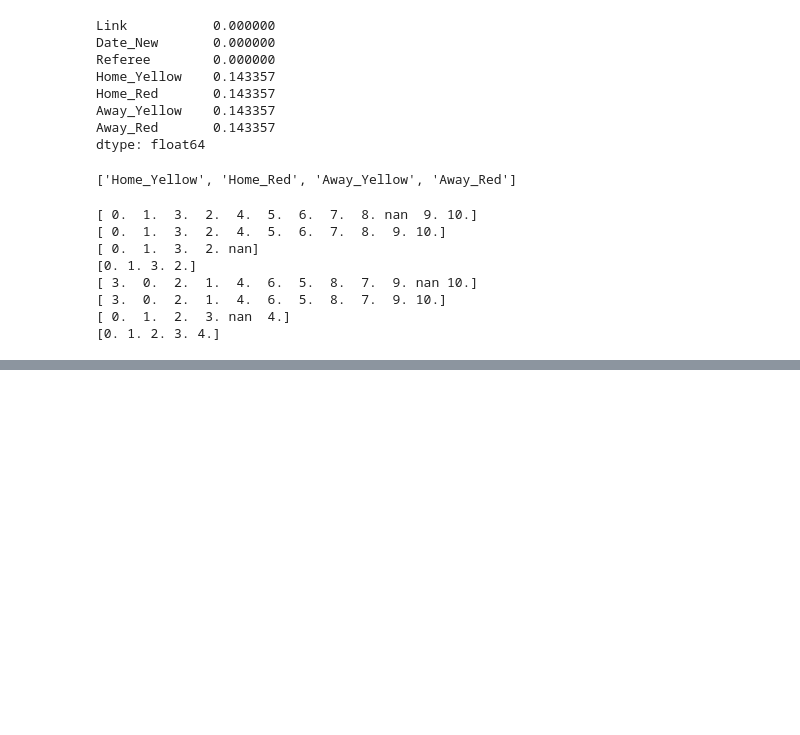
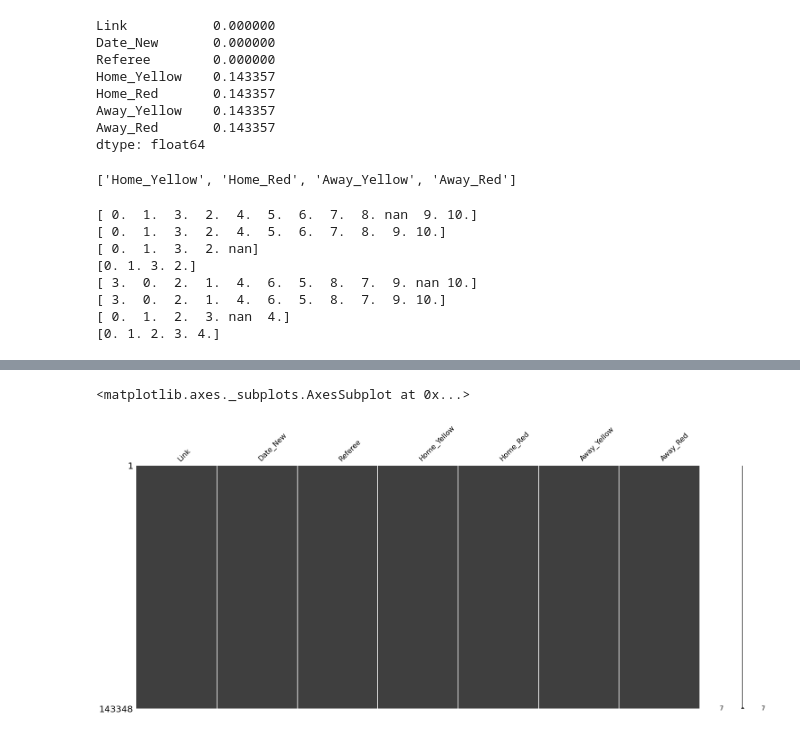
Before and after one commit to PascalLiPooKim/Football-prediction-model-project, a Jupyter notebook: footballPredictionModel.ipynb, the cells around one changed output, grey strips where cells are left out. Saved outputs shown, nothing was run; the diff lists cells and outputs as text; code cells hidden in the pictures; blank space fills up the shorter version.

```diff
--- a/footballPredictionModel.ipynb
+++ b/footballPredictionModel.ipynb
@@ -252,0 +237,5 @@ Name: Date_New\t, Length: 143348, dtype: datetime64[ns]
+# %%
+msn.matrix(match_info_df)
+# %% [output]
+<matplotlib.axes._subplots.AxesSubplot at 0x...>
+[figure, added]
```
Also changed, not shown: parts of 10 cells of this notebook.
